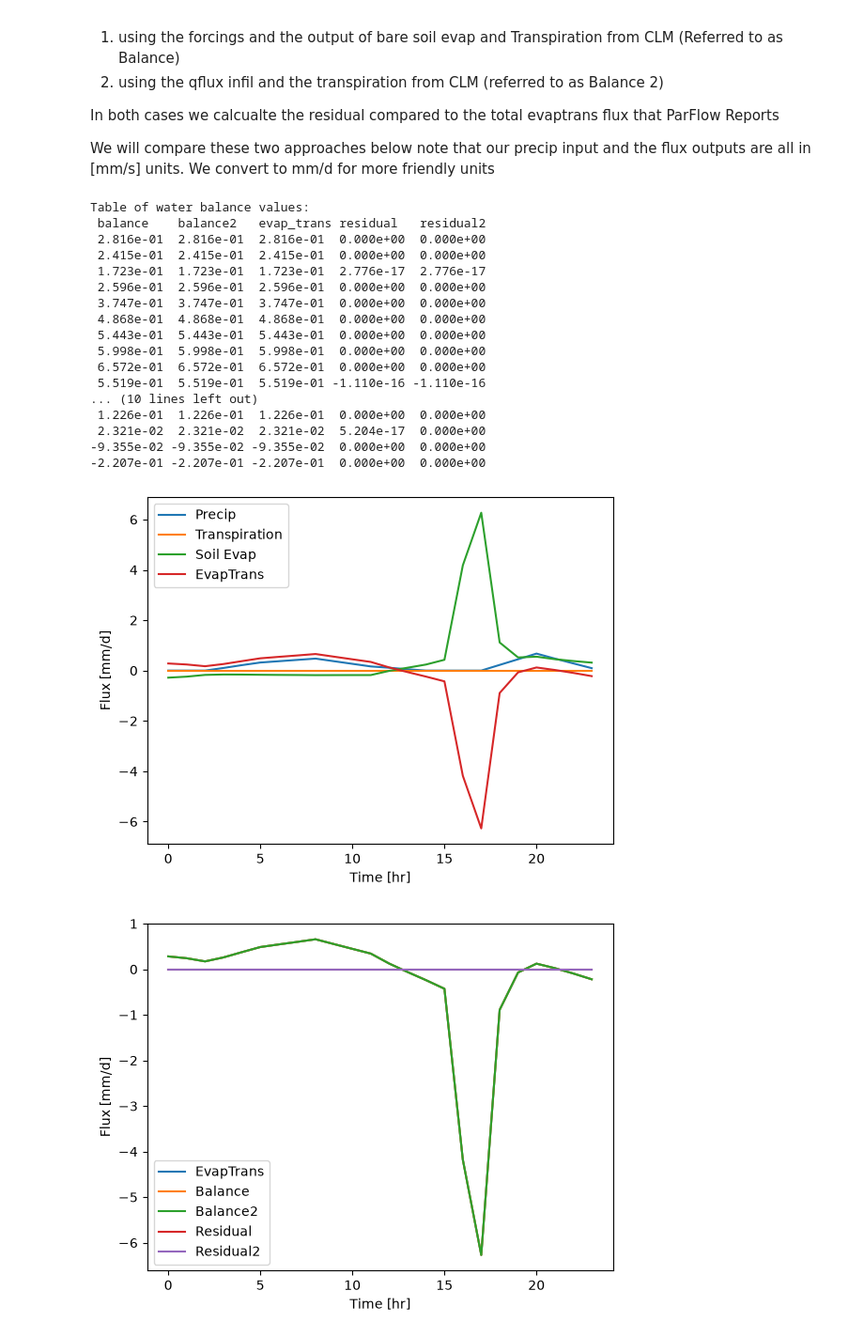
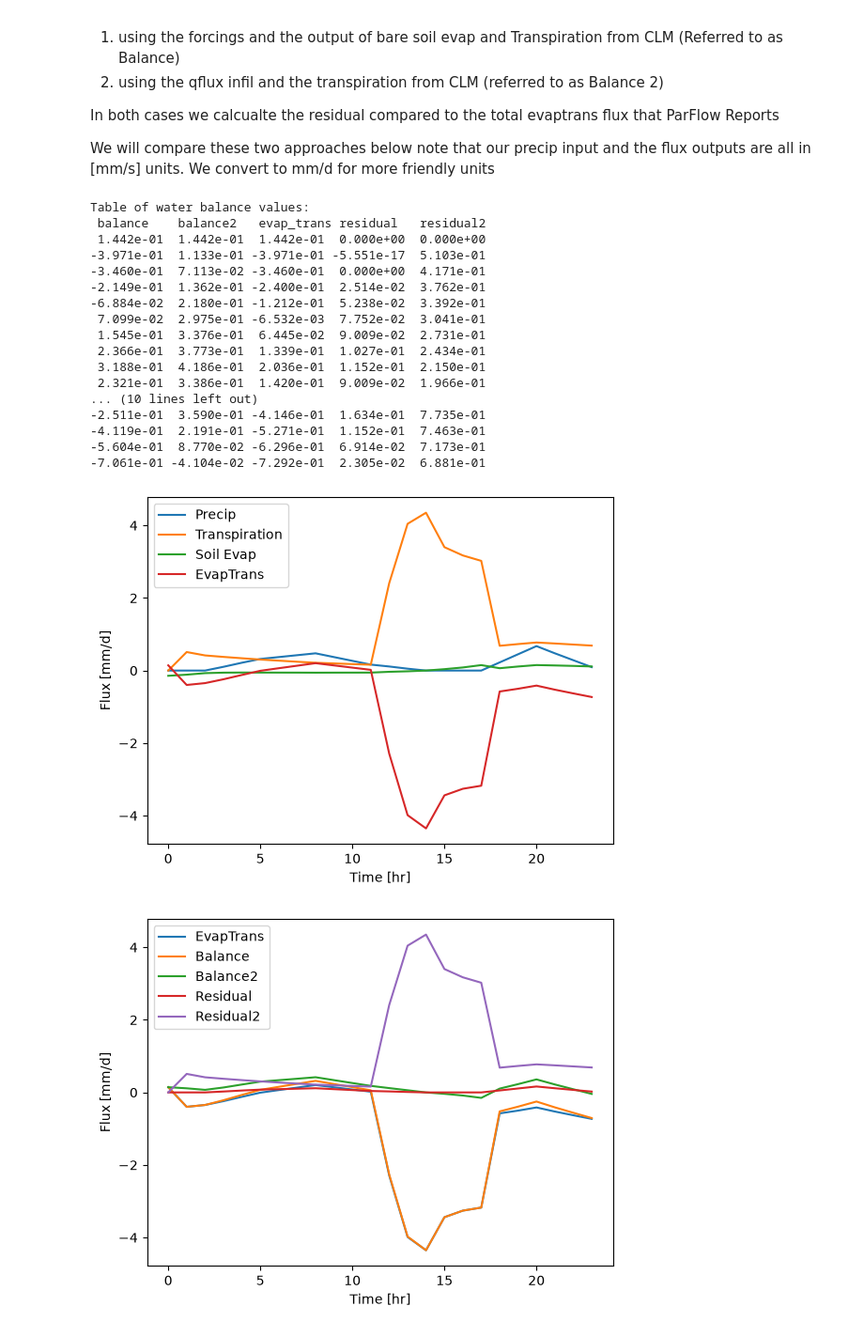
Before and after one commit to hydroframe/ParFlow_CUAHSI_VU, a Jupyter notebook: Activity4_SingleColum_CLM/PFCLM_SC_water_balance.ipynb, the cells around one changed output. Shown at 94% size. Saved outputs shown, nothing was run; the diff lists cells and outputs as text; code cells hidden in the pictures.

```diff
--- a/Activity4_SingleColum_CLM/PFCLM_SC_water_balance.ipynb
+++ b/Activity4_SingleColum_CLM/PFCLM_SC_water_balance.ipynb
@@ -482,15 +482,15 @@ The next cell in this notebook conducts a water balance with CLM output variable
 ### 2.1 Set names and load in the ParFlow run
 # %%
 # Runname to plot
-run_name = "Baseline_Col"
-run_folder = 'single_column_runs'
-path = os.path.join(os.getcwd(), run_folder, run_name)
+#pf_runname = "Forest_Col"
+#folder_name = 'single_column_runs'
+path = os.path.join(os.getcwd(), folder_name, pf_runname)
 forcing_path = os.path.join(os.getcwd(), 'forcing')
 print(path)
 
 
 # load in the run information from the PFIDB file
-run = Run.from_definition(f'{path}/{run_name}.pfidb')
+run = Run.from_definition(f'{path}/{pf_runname}.pfidb')
 data = run.data_accessor
 nx = data.shape[2]
 ny = data.shape[1]
@@ -549,7 +549,12 @@ The containe the following variables in the following order:
 - 13 - 24 Soil temperature by layer (K)
 # %%
 #  assemble files to be loaded as an entire sequence
-files = sorted(glob(os.path.join(path, f"{run_name}.out.clm_output.*.C.pfb")))
+files = sorted(glob(os.path.join(path, f"{pf_runname}.out.clm_output.*.C.pfb")))
 CLM_data = pf.read_pfb_sequence(files)
 ## create data frame for CLM output ET vars
-clm_output = pd.DataFrame({'T [mm/s]':CLM_data[:,8,0,0],'Ebs [mm/s]':CLM_data[:,6,0,0],'Qflux infil [mm/s]':CLM_data[:,9,0,0],'Qflux irrig [mm/s]':CLM_data[:,12,0,0],'qflx_evap_grnd [mm/s]':CLM_data[:,5,0,0] })
+clm_output = pd.DataFrame({'T [mm/s]':CLM_data[:,8,0,0],
+                           'Ebs [mm/s]':CLM_data[:,6,0,0],''
+                           'Qflux infil [mm/s]':CLM_data[:,9,0,0],
+                           'Qflux irrig [mm/s]':CLM_data[:,12,0,0],
+                           'qflx_evap_grnd [mm/s]':CLM_data[:,5,0,0],
+                           'qflx_evap_veg [mm/s]':CLM_data[:,7,0,0] })
@@ -563,7 +566,7 @@ This is constructed in the coupling between PF and CLM as follows:
 - Layers below this are assigned the transpiration X the root fraction.
 # %%
 ## assemble the evap trans files
-files = sorted(glob(os.path.join(path, f"{run_name}.out.evaptrans.*.pfb")))
+files = sorted(glob(os.path.join(path, f"{pf_runname}.out.evaptrans.*.pfb")))
 pf_EvapTrans = pf.read_pfb_sequence(files)
 
 # set up an evap_trans array to hold the summed values for the evap trans output
@@ -592,47 +595,47 @@ residual2 = (balance2 - evap_trans)
 print()
 print("Table of water balance values:")
 print(" balance    balance2   evap_trans residual   residual2")
-for i in range (24):
+for i in range (stopt):
     print('% 5.3e % 5.3e % 5.3e % 5.3e % 5.3e' % (balance[i], balance2[i],evap_trans[i],residual[i],residual2[i]))
 
 
 # Plot the inputs to this water balance calculation
 plt.plot(forcing_df['APCP [mm/s]'].iloc[0:24]*(3600*24), label='Precip')
 plt.plot(clm_output['T [mm/s]']*(3600*24), label='Transpiration')
 plt.plot(clm_output['Ebs [mm/s]']*(3600*24), label='Soil Evap')
 plt.plot(evap_trans, label='EvapTrans')
 plt.xlabel('Time [hr]')
 plt.ylabel('Flux [mm/d]')  ## note that we converted the fluxes to mm/d
 plt.legend()
 plt.show()
 
 # Plot the different forcing term calculations, Evap Trans, and the residuals
 plt.plot(evap_trans, label='EvapTrans')
 plt.plot(balance, label='Balance')
 plt.plot(balance2, label='Balance2')
 plt.plot(residual, label='Residual')
 plt.plot(residual2, label='Residual2')
 plt.xlabel('Time [hr]')
 plt.ylabel('Flux [mm/d]')
 plt.legend()
 plt.show()
 # %% [output]
 Table of water balance values:
  balance    balance2   evap_trans residual   residual2
- 2.816e-01  2.816e-01  2.816e-01  0.000e+00  0.000e+00
- 2.415e-01  2.415e-01  2.415e-01  0.000e+00  0.000e+00
- 1.723e-01  1.723e-01  1.723e-01  2.776e-17  2.776e-17
- 2.596e-01  2.596e-01  2.596e-01  0.000e+00  0.000e+00
- 3.747e-01  3.747e-01  3.747e-01  0.000e+00  0.000e+00
- 4.868e-01  4.868e-01  4.868e-01  0.000e+00  0.000e+00
- 5.443e-01  5.443e-01  5.443e-01  0.000e+00  0.000e+00
- 5.998e-01  5.998e-01  5.998e-01  0.000e+00  0.000e+00
- 6.572e-01  6.572e-01  6.572e-01  0.000e+00  0.000e+00
- 5.519e-01  5.519e-01  5.519e-01 -1.110e-16 -1.110e-16
+ 1.442e-01  1.442e-01  1.442e-01  0.000e+00  0.000e+00
+-3.971e-01  1.133e-01 -3.971e-01 -5.551e-17  5.103e-01
+-3.460e-01  7.113e-02 -3.460e-01  0.000e+00  4.171e-01
+-2.149e-01  1.362e-01 -2.400e-01  2.514e-02  3.762e-01
+-6.884e-02  2.180e-01 -1.212e-01  5.238e-02  3.392e-01
+ 7.099e-02  2.975e-01 -6.532e-03  7.752e-02  3.041e-01
+ 1.545e-01  3.376e-01  6.445e-02  9.009e-02  2.731e-01
+ 2.366e-01  3.773e-01  1.339e-01  1.027e-01  2.434e-01
+ 3.188e-01  4.186e-01  2.036e-01  1.152e-01  2.150e-01
+ 2.321e-01  3.386e-01  1.420e-01  9.009e-02  1.966e-01
 ... (10 lines left out)
- 1.226e-01  1.226e-01  1.226e-01  0.000e+00  0.000e+00
- 2.321e-02  2.321e-02  2.321e-02  5.204e-17  0.000e+00
--9.355e-02 -9.355e-02 -9.355e-02  0.000e+00  0.000e+00
--2.207e-01 -2.207e-01 -2.207e-01  0.000e+00  0.000e+00
+-2.511e-01  3.590e-01 -4.146e-01  1.634e-01  7.735e-01
+-4.119e-01  2.191e-01 -5.271e-01  1.152e-01  7.463e-01
+-5.604e-01  8.770e-02 -6.296e-01  6.914e-02  7.173e-01
+-7.061e-01 -4.104e-02 -7.292e-01  2.305e-02  6.881e-01
-[figure, old version]
+[figure, new version]
-[figure, old version]
+[figure, new version]
```
Also changed, not shown: parts of 4 cells of this notebook.
